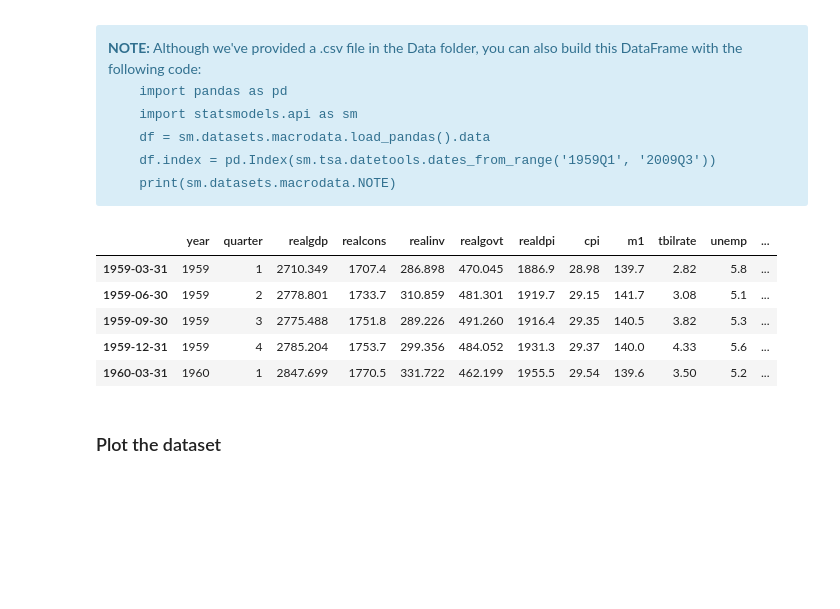
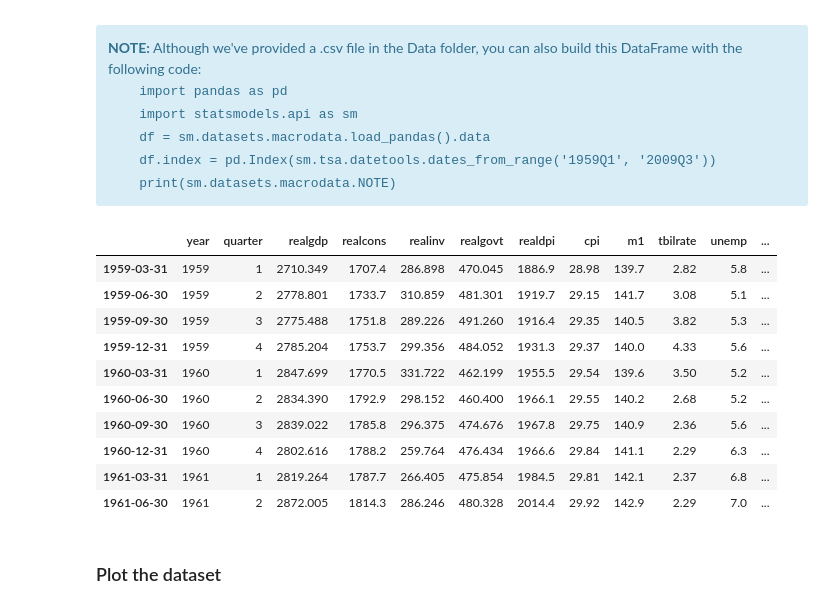
Before and after one commit to surajdwivedi0307/TimeSeries, a Jupyter notebook: Codes/00-Introduction-to-Statsmodels.ipynb, the cells around one changed output. Saved outputs shown, nothing was run; the diff lists cells and outputs as text; code cells hidden in the pictures; blank space fills up the shorter version.

```diff
--- a/Codes/00-Introduction-to-Statsmodels.ipynb
+++ b/Codes/00-Introduction-to-Statsmodels.ipynb
@@ -56,17 +56,22 @@ Variable name definitions:
 # %%
 import numpy as np
 import pandas as pd
 %matplotlib inline
 
 df = pd.read_csv('https://raw.githubusercontent.com/surajdwivedi0307/TimeSeries/main/Data/macrodata.csv',index_col=0,parse_dates=True)
-df.head()
+df.head(10)
 # %% [output]
 |  | year | quarter | realgdp | realcons | realinv | realgovt | realdpi | cpi | m1 | tbilrate | unemp | ... |
 | 1959-03-31 | 1959 | 1 | 2710.349 | 1707.4 | 286.898 | 470.045 | 1886.9 | 28.98 | 139.7 | 2.82 | 5.8 | ... |
 | 1959-06-30 | 1959 | 2 | 2778.801 | 1733.7 | 310.859 | 481.301 | 1919.7 | 29.15 | 141.7 | 3.08 | 5.1 | ... |
 | 1959-09-30 | 1959 | 3 | 2775.488 | 1751.8 | 289.226 | 491.260 | 1916.4 | 29.35 | 140.5 | 3.82 | 5.3 | ... |
 | 1959-12-31 | 1959 | 4 | 2785.204 | 1753.7 | 299.356 | 484.052 | 1931.3 | 29.37 | 140.0 | 4.33 | 5.6 | ... |
 | 1960-03-31 | 1960 | 1 | 2847.699 | 1770.5 | 331.722 | 462.199 | 1955.5 | 29.54 | 139.6 | 3.50 | 5.2 | ... |
+| 1960-06-30 | 1960 | 2 | 2834.390 | 1792.9 | 298.152 | 460.400 | 1966.1 | 29.55 | 140.2 | 2.68 | 5.2 | ... |
+| 1960-09-30 | 1960 | 3 | 2839.022 | 1785.8 | 296.375 | 474.676 | 1967.8 | 29.75 | 140.9 | 2.36 | 5.6 | ... |
+| 1960-12-31 | 1960 | 4 | 2802.616 | 1788.2 | 259.764 | 476.434 | 1966.6 | 29.84 | 141.1 | 2.29 | 6.3 | ... |
+| 1961-03-31 | 1961 | 1 | 2819.264 | 1787.7 | 266.405 | 475.854 | 1984.5 | 29.81 | 142.1 | 2.37 | 6.8 | ... |
+| 1961-06-30 | 1961 | 2 | 2872.005 | 1814.3 | 286.246 | 480.328 | 2014.4 | 29.92 | 142.9 | 2.29 | 7.0 | ... |
 # %% [markdown]
 ### Plot the dataset
 # %%
```
Also changed, not shown: parts of 1 cell of this notebook.
